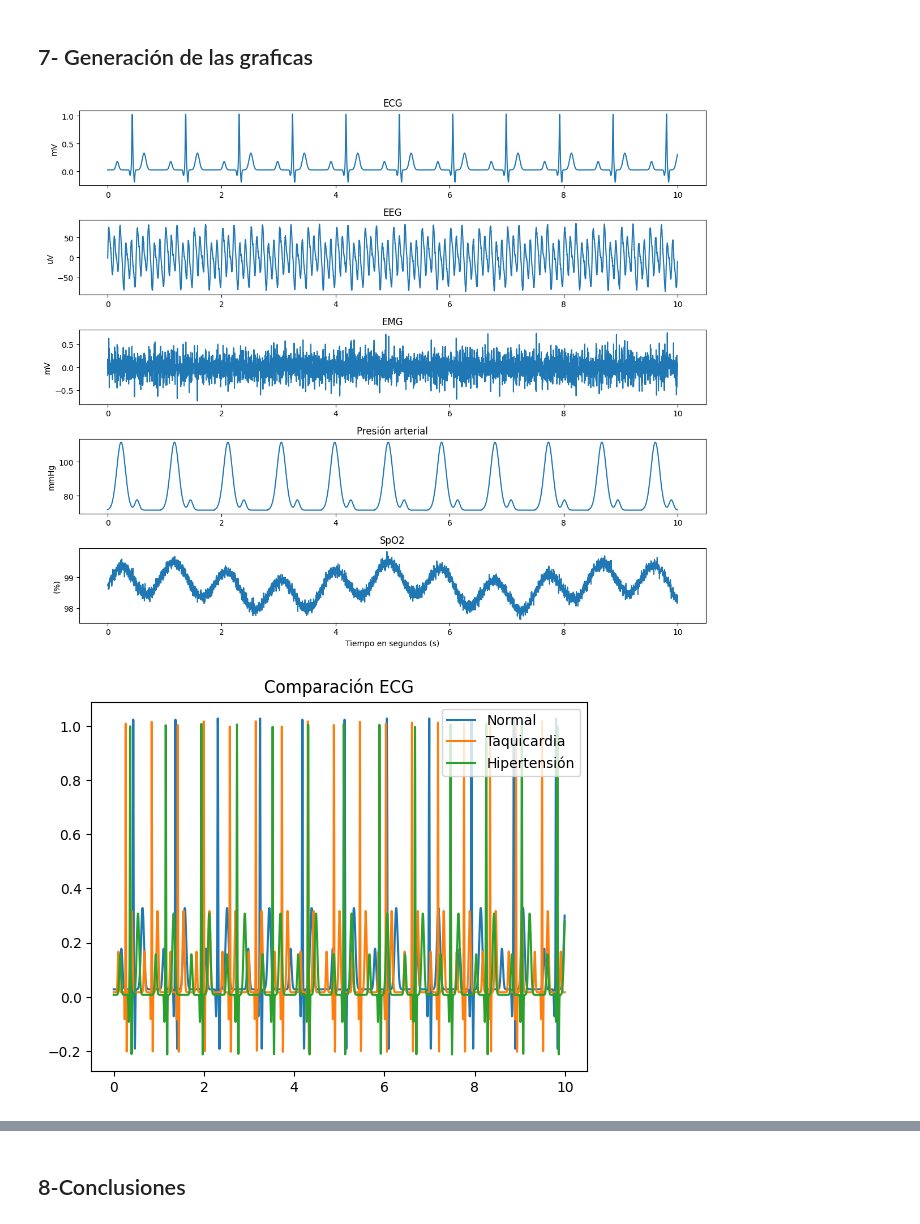
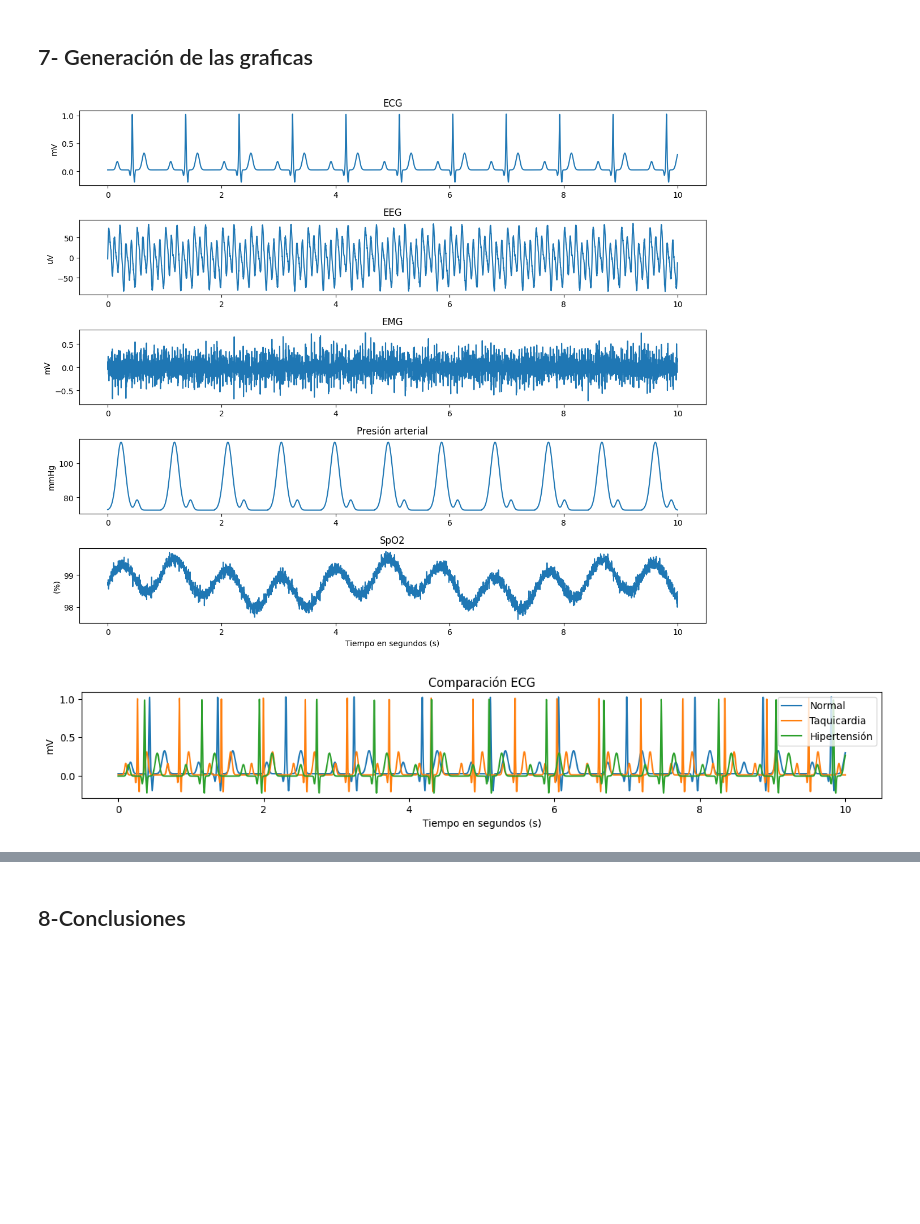
Before and after one commit to Zurimi00/PROYECTO_FINAL_SENALES_BIOMEDICAS, a Jupyter notebook: entrega_final_equipo_AmbrizCordero_FierrosGarcia.ipynb, the cells around one changed output, grey strips where cells are left out. Cells and saved outputs as stored; diff of their text form; code cells hidden in the pictures; blank space fills up the shorter version.

Commit message:
Se hicieron cambios a las graficas para facilitar su visualización

```diff
--- a/entrega_final_equipo_AmbrizCordero_FierrosGarcia.ipynb
+++ b/entrega_final_equipo_AmbrizCordero_FierrosGarcia.ipynb
@@ -447,39 +447,48 @@ plt.show()
 
 #Se crea la gráfica comparativa de ECG entre los grupos clínicos
 
-plt.figure()
+plt.figure(figsize=(12,10))
 
+plt.subplot(5,1,2)
 plt.plot(sen_control['tiempo_s'], sen_control['ecg_mV'], label="Normal")
+
+plt.subplot(5,1,2)
 plt.plot(sen_taq['tiempo_s'], sen_taq['ecg_mV'], label="Taquicardia")
+
+plt.subplot(5,1,2)
 plt.plot(sen_hipert['tiempo_s'], sen_hipert['ecg_mV'], label="Hipertensión")
 
 plt.legend()
 plt.title("Comparación ECG")
+plt.xlabel("Tiempo en segundos (s)")
+plt.ylabel("mV")
+plt.tight_layout()
 plt.show()
 
 #Se crea la gráfica de boxplot para comparar SpO2 entre los grupos clínicos
 df.boxplot(column='spo2_media', by='grupo_clinico')
 plt.title("SpO2 por grupo")
 plt.suptitle("")
+plt.ylabel("(%)")
 plt.show()
 
 #Se crea la gráfica de barras para comparar la presión sistólica promedio entre los grupos clínicos
 df.groupby('grupo_clinico')['pa_sistolica'].mean().plot(kind='bar')
 plt.title("Presión sistólica promedio")
 plt.ylabel("mmHg")
 plt.show()
 
 
 #Se crea la gráfica de dispersión para comparar la relación entre frecuencia cardiaca y SpO2, diferenciando por grupo clínico
 for grupo in df['grupo_clinico'].unique():
     subset = df[df['grupo_clinico'] == grupo]
     plt.scatter(subset['fc_lpm'], subset['spo2_media'], label=grupo)
 
 plt.xlabel("Frecuencia cardiaca")
 plt.ylabel("SpO2")
 plt.legend()
 plt.title("FC vs SpO2")
 plt.show()
 # %% [output]
-[figure, old version]
+[figure, new version]
-[figure, old version]
+[figure, new version]
```
Also changed, not shown: parts of 3 cells of this notebook.
